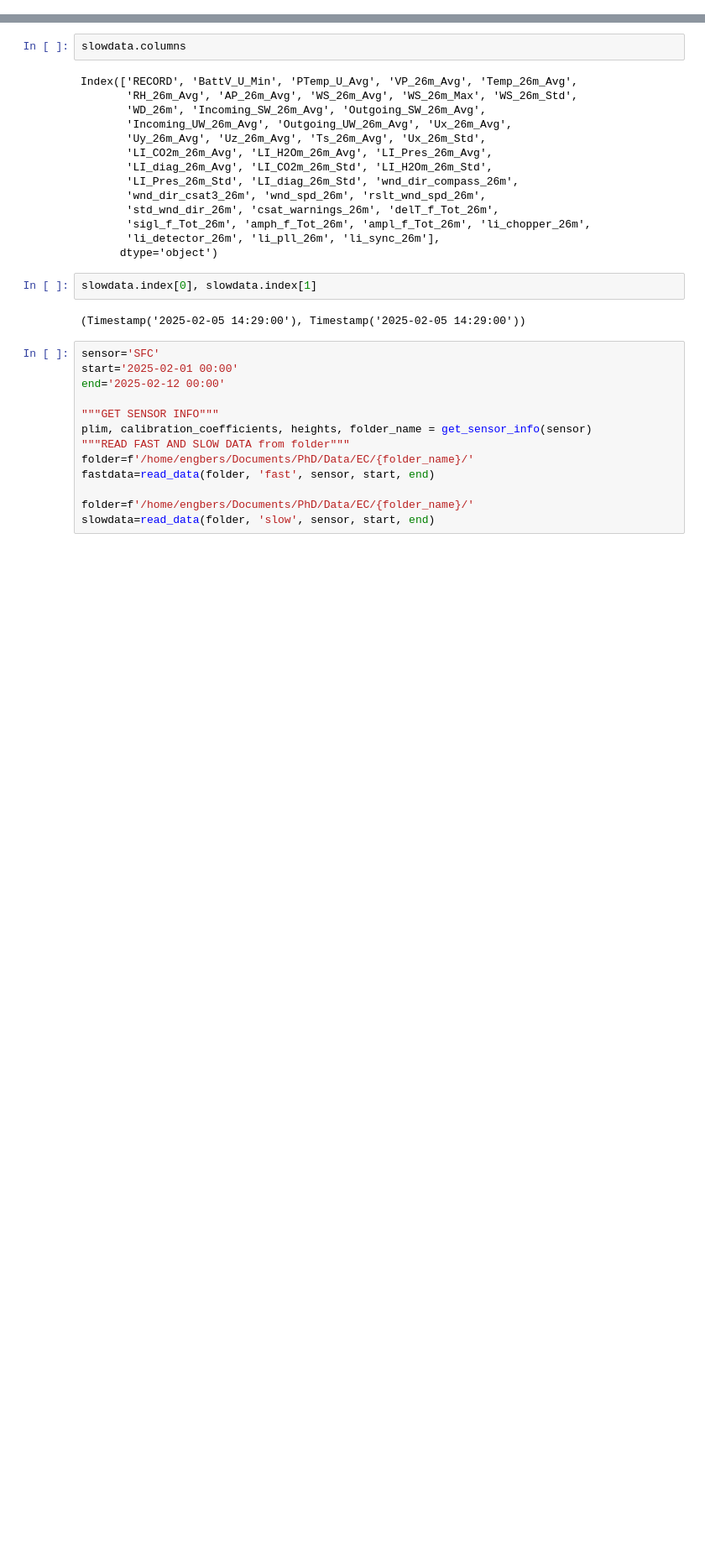
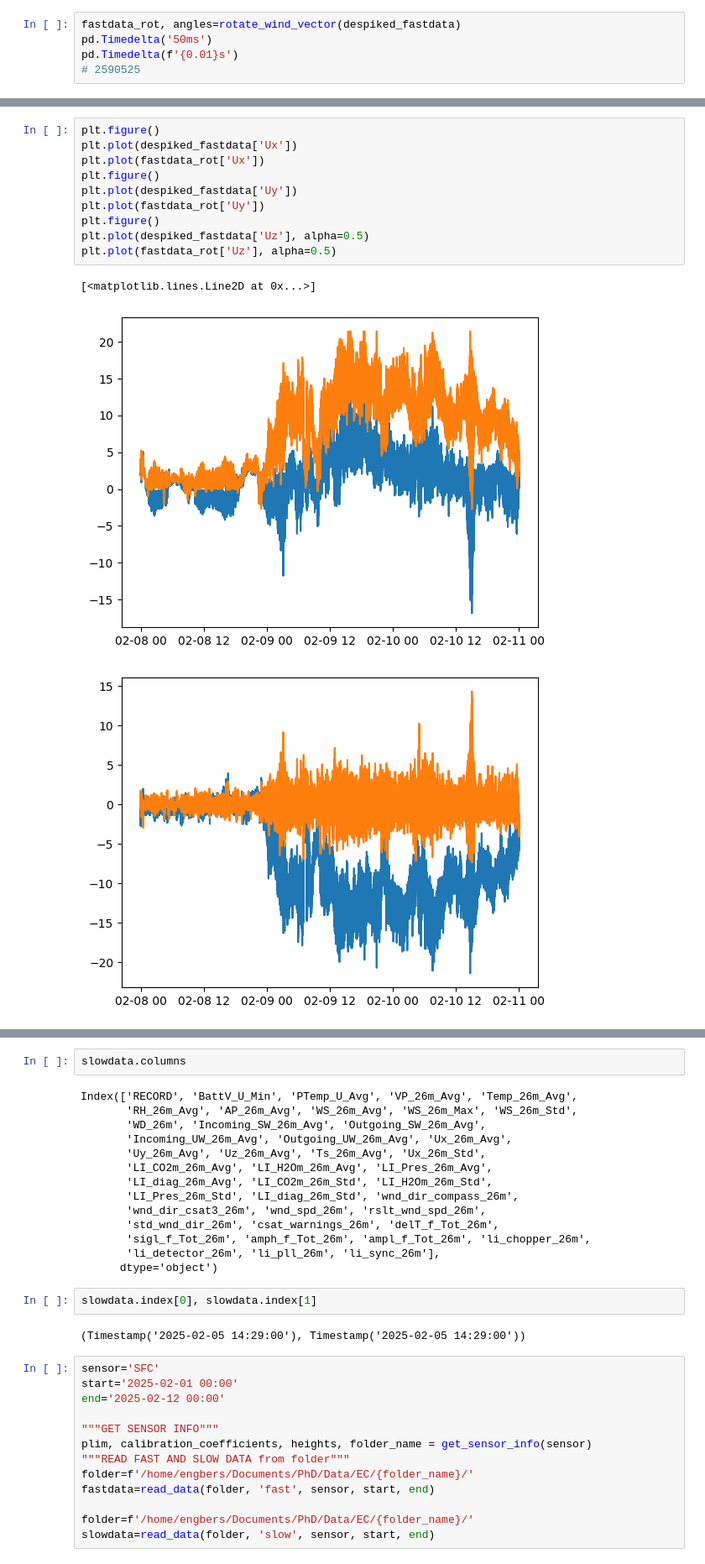
Before and after one commit to Rainette9/DataProcessingScripts, a Jupyter notebook: Processing_main.ipynb, the cells around one changed output, grey strips where cells are left out. Shown at 84% size. Saved outputs shown, nothing was run; the diff lists cells and outputs as text; blank space fills up the shorter version.

```diff
--- a/Processing_main.ipynb
+++ b/Processing_main.ipynb
@@ -103,0 +86,5 @@ despiked_fastdata
+# %%
+fastdata_rot, angles=rotate_wind_vector(despiked_fastdata)
+pd.Timedelta('50ms')
+pd.Timedelta(f'{0.01}s')
+# 2590525
@@ -103,0 +110,14 @@ despiked_fastdata
+# %%
+plt.figure()
+plt.plot(despiked_fastdata['Ux'])
+plt.plot(fastdata_rot['Ux'])
+plt.figure()
+plt.plot(despiked_fastdata['Uy'])
+plt.plot(fastdata_rot['Uy'])
+plt.figure()
+plt.plot(despiked_fastdata['Uz'], alpha=0.5)
+plt.plot(fastdata_rot['Uz'], alpha=0.5)
+# %% [output]
+[<matplotlib.lines.Line2D at 0x...>]
+[figure, added]
+[figure, added]
```
Also changed, not shown: parts of 13 cells of this notebook, 6 other files.
